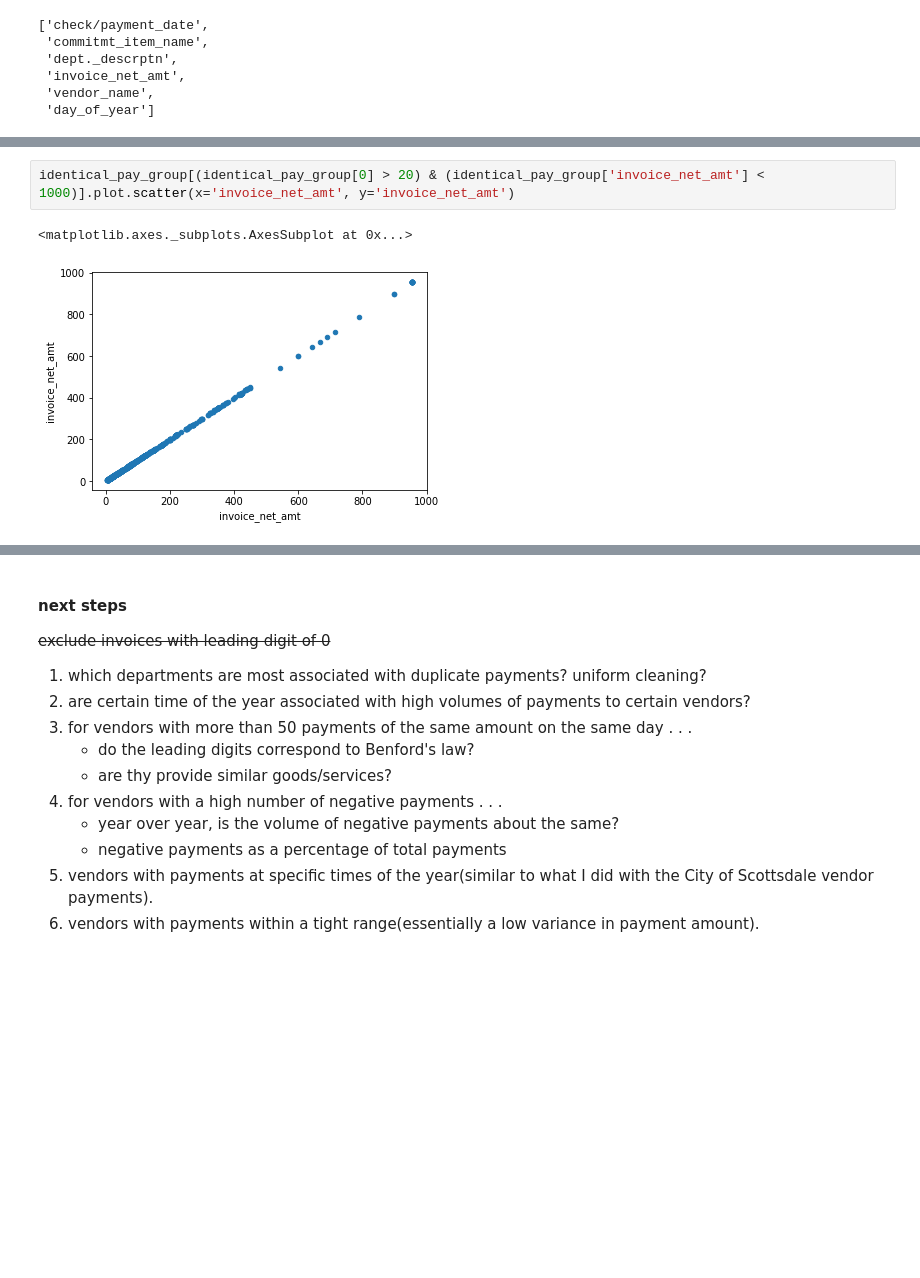
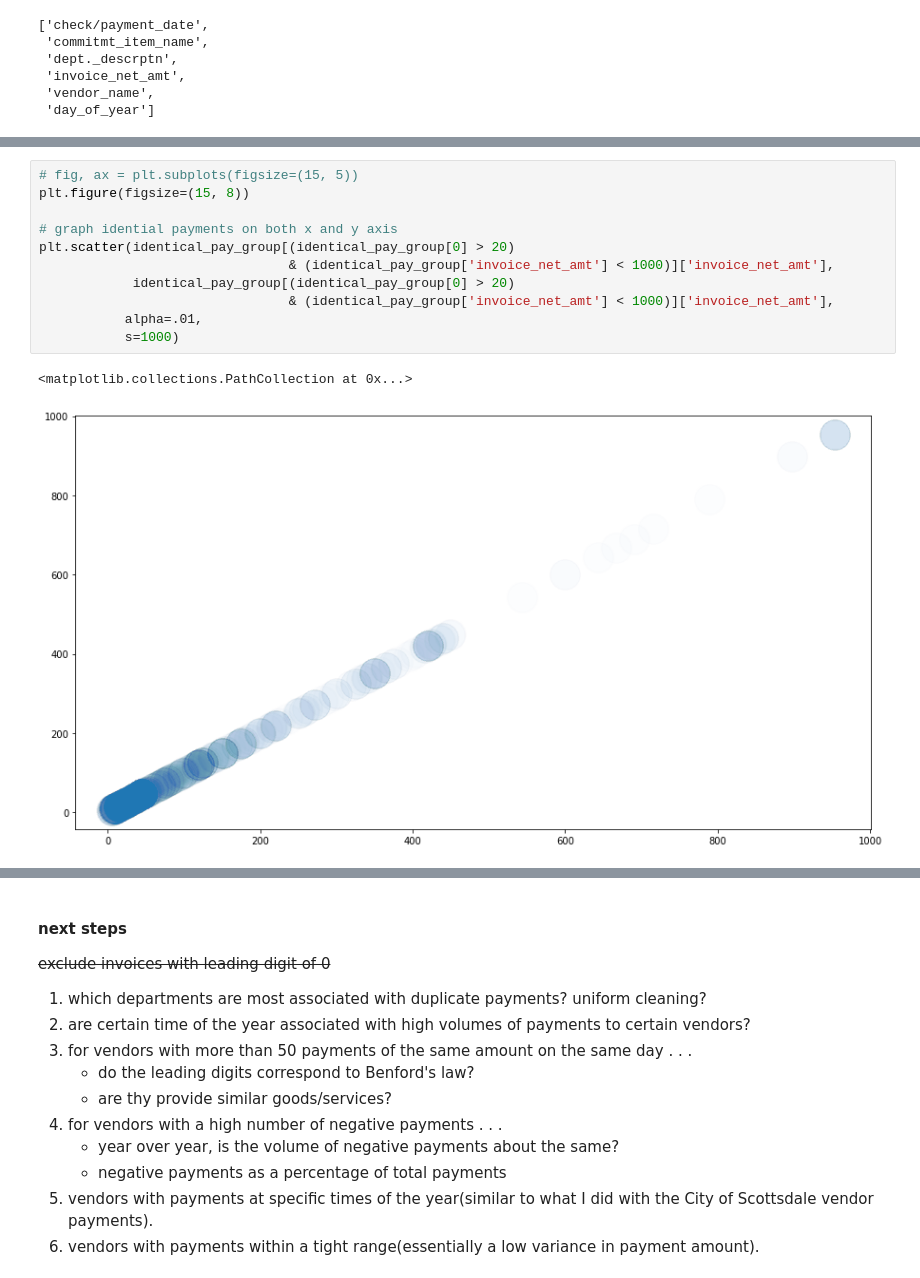
Before and after one commit to mrkjhsn/City-of-Phoenix-Vendor-Payments, a Jupyter notebook: vendor_analysis.ipynb, the cells around one changed output, grey strips where cells are left out. Drawn from its saved outputs; the diff is of its cells as text; blank space fills up the shorter version.

```diff
--- a/vendor_analysis.ipynb
+++ b/vendor_analysis.ipynb
@@ -286,5 +268,14 @@ identical_pay_group[(identical_pay_group[0] > 20) & (identical_pay_group['invoic
-# %%
-identical_pay_group[(identical_pay_group[0] > 20) & (identical_pay_group['invoice_net_amt'] < 1000)].plot.scatter(x='invoice_net_amt', y='invoice_net_amt')
-# %% [output]
-<matplotlib.axes._subplots.AxesSubplot at 0x...>
-[figure, removed]
+# %%
+# fig, ax = plt.subplots(figsize=(15, 5))
+plt.figure(figsize=(15, 8))
+
+# graph idential payments on both x and y axis
+plt.scatter(identical_pay_group[(identical_pay_group[0] > 20)
+                                & (identical_pay_group['invoice_net_amt'] < 1000)]['invoice_net_amt'],
+            identical_pay_group[(identical_pay_group[0] > 20)
+                                & (identical_pay_group['invoice_net_amt'] < 1000)]['invoice_net_amt'],
+           alpha=.01,
+           s=1000)
+# %% [output]
+<matplotlib.collections.PathCollection at 0x...>
+[figure, added]
```
Also changed, not shown: parts of 11 cells of this notebook.
